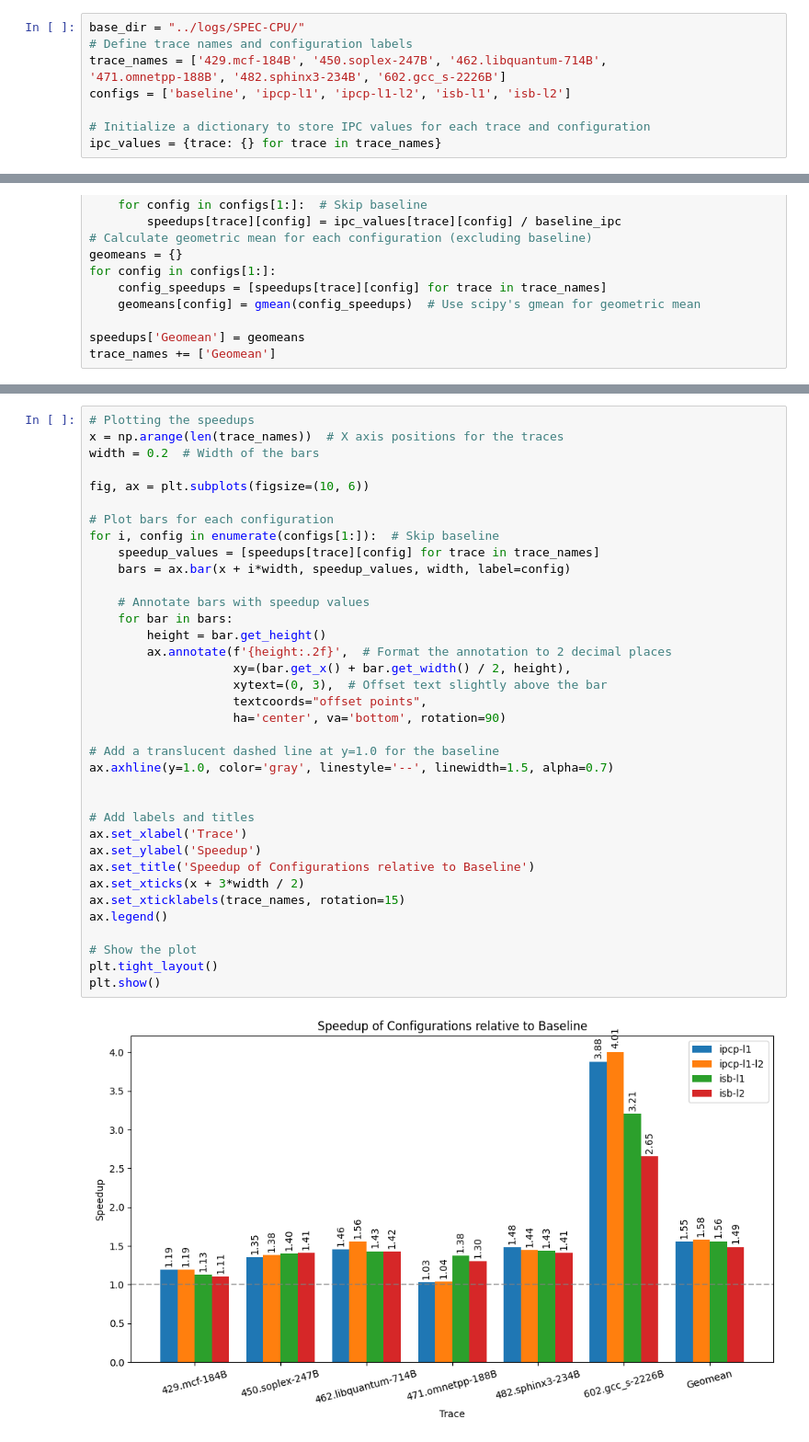
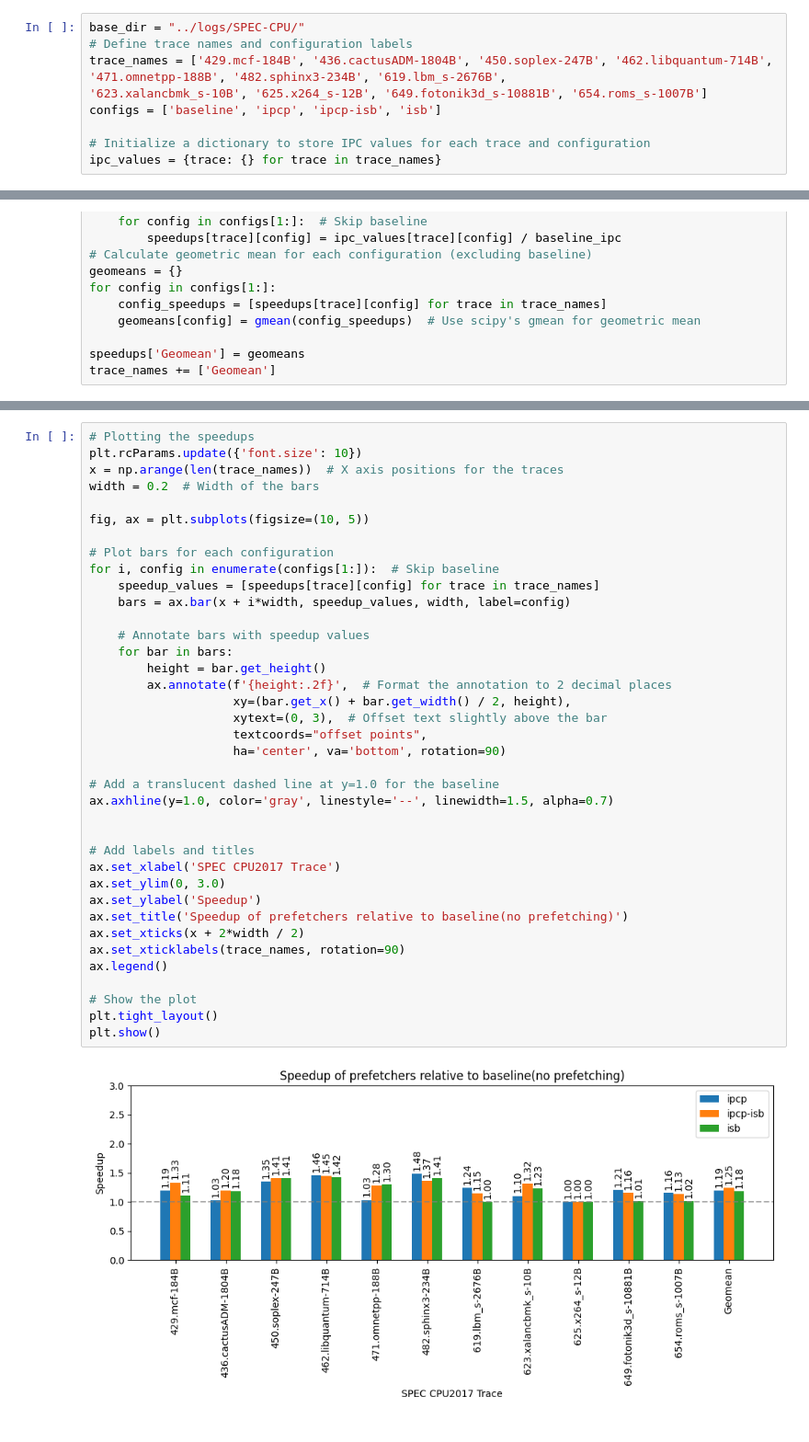
Before and after one commit to ArifAli-0/CS683-Project, a Jupyter notebook: plotter/spec-cpu-ipc.ipynb, the cells around one changed output, grey strips where cells are left out. Shown: that part at 92% size. Cells and saved outputs as stored; diff of their text form.

```diff
--- a/plotter/spec-cpu-ipc.ipynb
+++ b/plotter/spec-cpu-ipc.ipynb
@@ -9,9 +37,10 @@ from scipy.stats import gmean
 # %%
 base_dir = "../logs/SPEC-CPU/"
 # Define trace names and configuration labels
-trace_names = ['429.mcf-184B', '450.soplex-247B', '462.libquantum-714B',
-'471.omnetpp-188B', '482.sphinx3-234B', '602.gcc_s-2226B']
-configs = ['baseline', 'ipcp-l1', 'ipcp-l1-l2', 'isb-l1', 'isb-l2']
+trace_names = ['429.mcf-184B', '436.cactusADM-1804B', '450.soplex-247B', '462.libquantum-714B',
+'471.omnetpp-188B', '482.sphinx3-234B', '619.lbm_s-2676B',
+'623.xalancbmk_s-10B', '625.x264_s-12B', '649.fotonik3d_s-10881B', '654.roms_s-1007B']
+configs = ['baseline', 'ipcp', 'ipcp-isb', 'isb']
 
 # Initialize a dictionary to store IPC values for each trace and configuration
 ipc_values = {trace: {} for trace in trace_names}
@@ -77,38 +111,40 @@ speedups
 # %%
 # Plotting the speedups
+plt.rcParams.update({'font.size': 10})
 x = np.arange(len(trace_names))  # X axis positions for the traces
 width = 0.2  # Width of the bars
 
-fig, ax = plt.subplots(figsize=(10, 6))
+fig, ax = plt.subplots(figsize=(10, 5))
 
 # Plot bars for each configuration
 for i, config in enumerate(configs[1:]):  # Skip baseline
     speedup_values = [speedups[trace][config] for trace in trace_names]
     bars = ax.bar(x + i*width, speedup_values, width, label=config)
 
     # Annotate bars with speedup values
     for bar in bars:
         height = bar.get_height()
         ax.annotate(f'{height:.2f}',  # Format the annotation to 2 decimal places
                     xy=(bar.get_x() + bar.get_width() / 2, height),
                     xytext=(0, 3),  # Offset text slightly above the bar
                     textcoords="offset points",
                     ha='center', va='bottom', rotation=90)
 
 # Add a translucent dashed line at y=1.0 for the baseline
 ax.axhline(y=1.0, color='gray', linestyle='--', linewidth=1.5, alpha=0.7)
 
 
 # Add labels and titles
-ax.set_xlabel('Trace')
+ax.set_xlabel('SPEC CPU2017 Trace')
+ax.set_ylim(0, 3.0)
 ax.set_ylabel('Speedup')
-ax.set_title('Speedup of Configurations relative to Baseline')
-ax.set_xticks(x + 3*width / 2)
-ax.set_xticklabels(trace_names, rotation=15)
+ax.set_title('Speedup of prefetchers relative to baseline(no prefetching)')
+ax.set_xticks(x + 2*width / 2)
+ax.set_xticklabels(trace_names, rotation=90)
 ax.legend()
 
 # Show the plot
 plt.tight_layout()
 plt.show()
 # %% [output]
-[figure, old version]
+[figure, new version]
```
Also changed, not shown: parts of 3 cells of this notebook, 53 other files.
